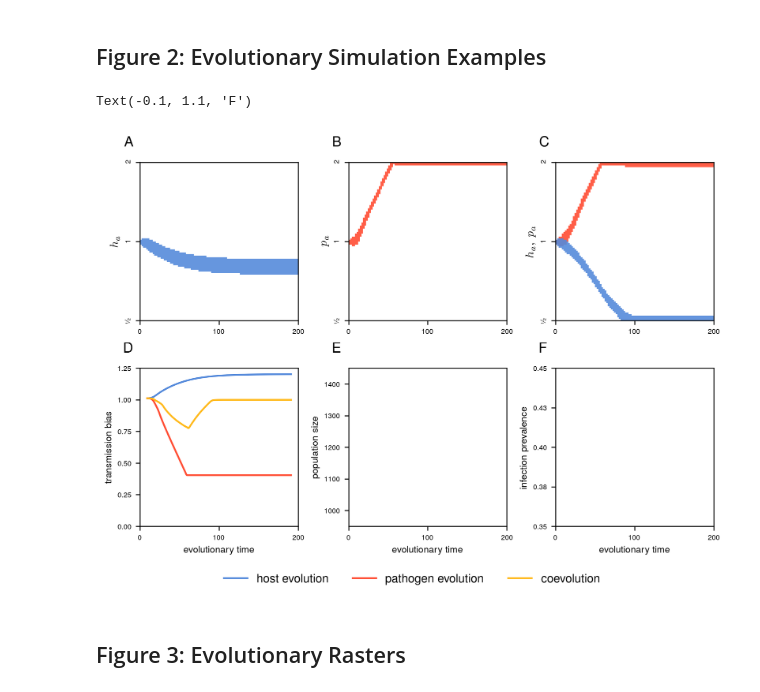
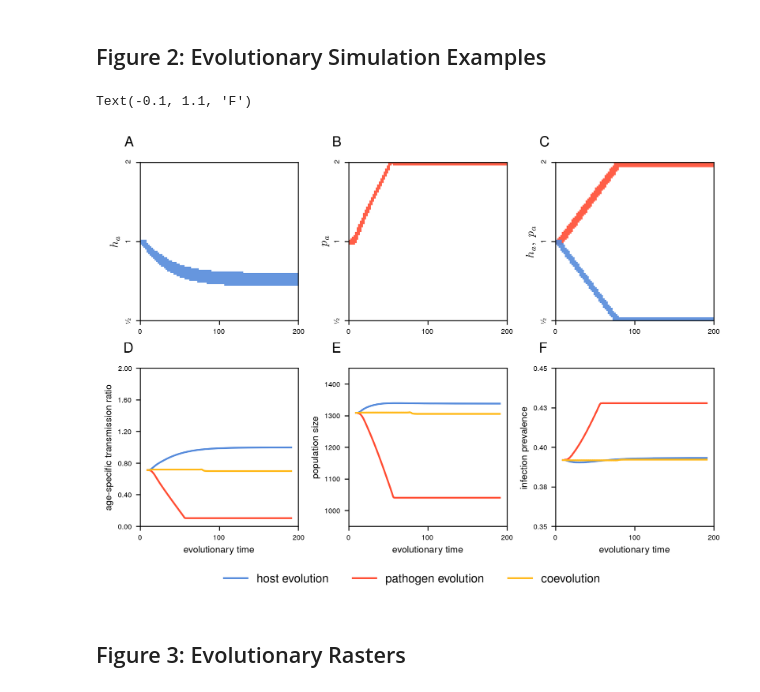
Before and after one commit to svhulse/transmission-coevolution, a Jupyter notebook: figures.ipynb, the cells around one changed output. Saved outputs shown, nothing was run; the diff lists cells and outputs as text; code cells hidden in the pictures.

```diff
--- a/figures.ipynb
+++ b/figures.ipynb
@@ -50,7 +50,7 @@ coevol_raster = RasterAnalysis(coevol_path)
 # %%
 #Generate date for evolutionary simulation figures, for branching example use 'm':0.93, 'z':10
 
-params = {'m':0.7, 'z':10, 'assort':1.25, 'N_iter':200}
+params = {'m':0.75, 'z':5, 'assort':1, 'N_iter':200}
 
 host_model = ModelAnalysis(mode='host', **params)
 path_model = ModelAnalysis(mode='path', **params)
@@ -154,37 +154,36 @@ ax[1,1].plot(N_c, label='coevolution', color=coevol_color)
 
 ax[1,2].plot(host_model.inf_prev(), label='host evolution', color=host_color)
 ax[1,2].plot(path_model.inf_prev(), label='pathogen evolution', color=path_color)
 ax[1,2].plot(coevol_model.inf_prev(), label='coevolution', color=coevol_color)
 
-ax[1,0].set_ylim(0, 1.25)
+ax[1,0].set_ylim(0, 2)
 ax[1,1].set_ylim(950, 1450)
 ax[1,2].set_ylim(0.35, 0.45)
 
 for axis in ax[1,:]:
     axis.yaxis.set_major_locator(matplotlib.ticker.MaxNLocator(nbins=5))
     axis.yaxis.set_major_formatter(matplotlib.ticker.FormatStrFormatter('%.2f'))
     label_x_axis(axis)
     axis.set_xlabel(r'evolutionary time')
 
 ax[1,1].yaxis.set_major_formatter(matplotlib.ticker.FormatStrFormatter('%i'))
 
-
-ax[1,0].set_ylabel(r'transmission bias')
+ax[1,0].set_ylabel(r'age-specific transmission ratio')
 ax[1,1].set_ylabel(r'population size')
 ax[1,2].set_ylabel(r'infection prevalence')
 
 lines, labels = ax[1,0].get_legend_handles_labels()
 fig.legend(lines, labels, ncol=3, loc='center', bbox_to_anchor=(0.5, -0.05), frameon=False)
 
 ax[0,0].annotate("A", xy=(-0.1, 1.1), xycoords="axes fraction", fontsize=plot_label_size)
 ax[0,1].annotate("B", xy=(-0.1, 1.1), xycoords="axes fraction", fontsize=plot_label_size)
 ax[0,2].annotate("C", xy=(-0.1, 1.1), xycoords="axes fraction", fontsize=plot_label_size)
 ax[1,0].annotate("D", xy=(-0.1, 1.1), xycoords="axes fraction", fontsize=plot_label_size)
 ax[1,1].annotate("E", xy=(-0.1, 1.1), xycoords="axes fraction", fontsize=plot_label_size)
 ax[1,2].annotate("F", xy=(-0.1, 1.1), xycoords="axes fraction", fontsize=plot_label_size)
 # %% [output]
 Text(-0.1, 1.1, 'F')
-[figure, old version]
+[figure, new version]
 # %%
 fig.savefig('figures/fig_2.svg', bbox_inches='tight')
 # %% [markdown]
```
Also changed, not shown: parts of 6 cells of this notebook.
